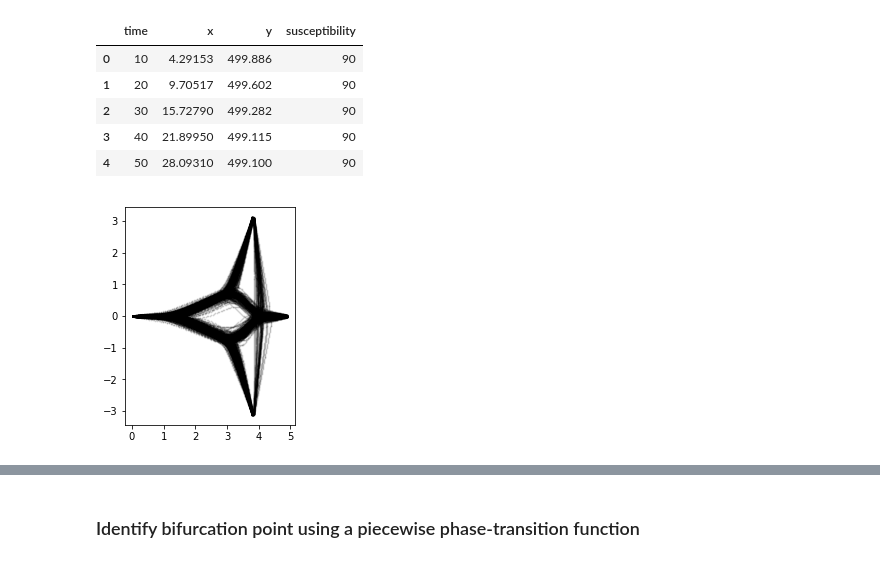
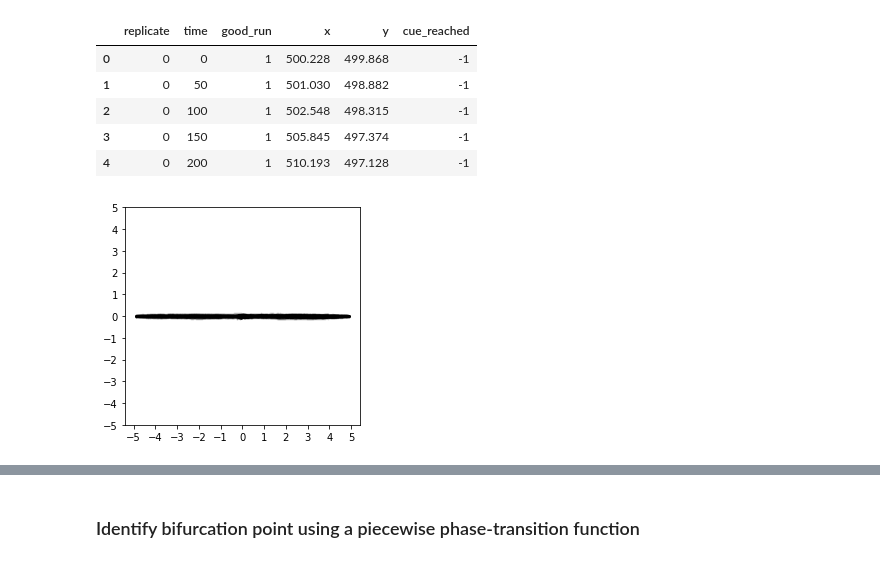
Before and after one commit to RnoB/fly-matrix, a Jupyter notebook: model_plots.ipynb, the cells around one changed output, grey strips where cells are left out. Saved outputs shown, nothing was run; the diff lists cells and outputs as text; code cells hidden in the pictures.

Commit message:
symmetric figures

```diff
--- a/model_plots.ipynb
+++ b/model_plots.ipynb
@@ -9,15 +9,16 @@ from scipy.optimize import curve_fit
 import matplotlib
 matplotlib.rcParams.update({'font.size':6})
 # %%
-nPosts = 3
+nPosts = 2
+symmetric = False
 
-df = pd.read_csv("/Users/vivekhsridhar/Documents/Work/Results/decision_geometry/Data/Theory/NN/flydata_n" + str(nPosts) + "_hat.csv")
+df = pd.read_csv("/Users/vivekhsridhar/Documents/Work/Results/decision_geometry/Data/Theory/SPP/flydata_n" + str(nPosts) + ".csv")
 df.head()
 # %% [output]
-|  | time | x | y | susceptibility |
-| 0 | 10 | 4.29153 | 499.886 | 90 |
-| 1 | 20 | 9.70517 | 499.602 | 90 |
-| 2 | 30 | 15.72790 | 499.282 | 90 |
-| 3 | 40 | 21.89950 | 499.115 | 90 |
-| 4 | 50 | 28.09310 | 499.100 | 90 |
+|  | replicate | time | good_run | x | y | cue_reached |
+| 0 | 0 | 0 | 1 | 500.228 | 499.868 | -1 |
+| 1 | 0 | 50 | 1 | 501.030 | 498.882 | -1 |
+| 2 | 0 | 100 | 1 | 502.548 | 498.315 | -1 |
+| 3 | 0 | 150 | 1 | 505.845 | 497.374 | -1 |
+| 4 | 0 | 200 | 1 | 510.193 | 497.128 | -1 |
 # %%
@@ -42,15 +63,23 @@ else:
 # %%
 fig, ax = plt.subplots(1,1)
 plt.scatter(xs, ys, c='black', s=1, alpha=0.1)
 ax.set_aspect('equal')
-if nPosts == 2:
-    ax.set_xticks([0,1,2,3,4])
+if symmetric:
+    if nPosts == 2:
+        ax.set_xticks([-5,-4,-3,-2,-1,0,1,2,3,4,5])
+        ax.set_yticks([-5,-4,-3,-2,-1,0,1,2,3,4,5])
+    else:
+        ax.set_xticks([-2,-1,0,1,2,3,4,5])
+        ax.set_yticks([-4,-3,-2,-1,0,1,2,3,4])
 else:
-    ax.set_xticks([0,1,2,3,4,5])
+    if nPosts == 2:
+        ax.set_xticks([0,1,2,3,4])
+    else:
+        ax.set_xticks([0,1,2,3,4,5])
 
 fig.savefig('/Users/vivekhsridhar/Documents/Code/Python/fly-matrix/figures/trajectories_n' + str(nPosts) + '.pdf', dpi=600, bbox_inches='tight')
 # %% [output]
-[figure, old version]
+[figure, new version]
 # %%
 nbins = 500
 peak_threshold = 0.9
```
Also changed, not shown: parts of 5 cells of this notebook, 8 other files.
